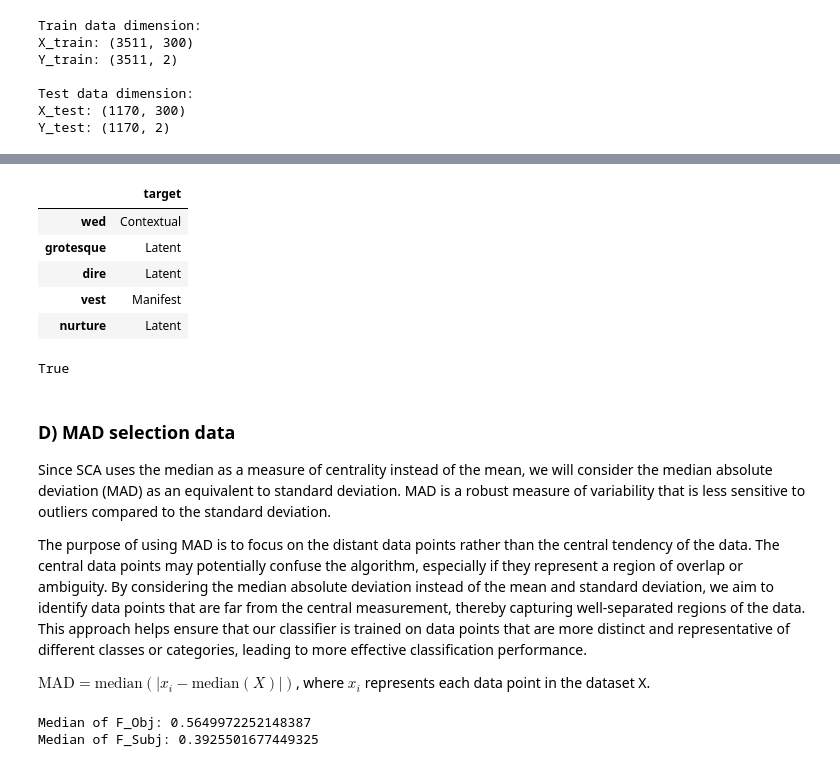
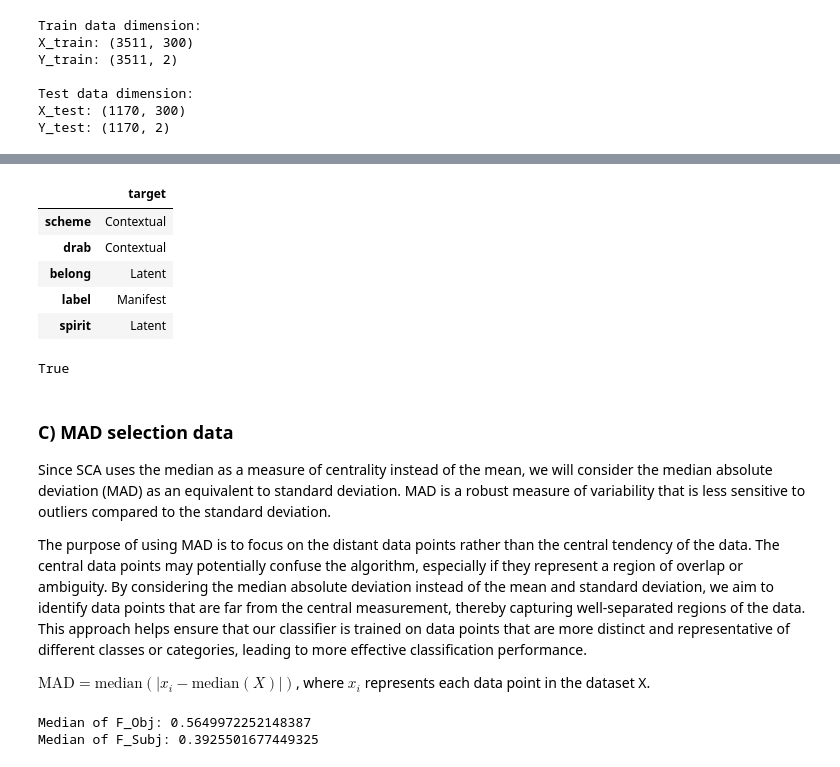
Before and after one commit to tbnsilveira/semantic_classifier, a Jupyter notebook: notebooks/Exp01_SCA_WE.ipynb, the cells around one changed output, grey strips where cells are left out. Cells and saved outputs as stored; diff of their text form; code cells hidden in the pictures.

```diff
--- a/notebooks/Exp01_SCA_WE.ipynb
+++ b/notebooks/Exp01_SCA_WE.ipynb
@@ -259,7 +255,10 @@ None
 | 4 | abdication | 0.167654 | 0.334086 |
 # %%
 ## Saving the prepared data:
-df.to_csv('../data/df_factors_prepared.csv')
+# df.to_csv('../data/df_factors_prepared.csv', index=False)
+
+## Loading data:
+df = pd.read_csv('../data/df_factors_prepared.csv')
 # %%
 # ### Selecionando apenas as palavras no df_factors que atendam aos critérios:
 # df_selected = df.loc[((df['F_Subjectivity'] > 0.75) | (df['F_Subjectivity'] < 0.3)) & ((df['F_Objectivity'] > 0.75) | (df['F_Objectivity'] < 0.3))]
@@ -469,21 +456,21 @@ def map_labels(row):
     elif row['F_Objectivity'] == 1 and row['F_Subjectivity'] == 1:
         return 'Perceptual'
 # %%
-# Maps Y_train_C, Y_test_C values into a target column:
-Y_train_C['target'] = Y_train_C.apply(map_labels, axis=1)
-Y_test_C['target'] = Y_test_C.apply(map_labels, axis=1)
+# Maps Y_train_B, Y_test_B values into a target column:
+Y_train_B['target'] = Y_train_B.apply(map_labels, axis=1)
+Y_test_B['target'] = Y_test_B.apply(map_labels, axis=1)
 # %%
 ## Dropping unnecessariy columns:
-Y_train_C.drop(['F_Objectivity','F_Subjectivity'], axis=1, inplace=True)
-Y_test_C.drop(['F_Objectivity','F_Subjectivity'], axis=1, inplace=True)
+Y_train_B.drop(['F_Objectivity','F_Subjectivity'], axis=1, inplace=True)
+Y_test_B.drop(['F_Objectivity','F_Subjectivity'], axis=1, inplace=True)
 # %%
-Y_train_C.sample(5)
+Y_train_B.sample(5)
 # %% [output]
 |  | target |
-| wed | Contextual |
-| grotesque | Latent |
-| dire | Latent |
-| vest | Manifest |
-| nurture | Latent |
+| scheme | Contextual |
+| drab | Contextual |
+| belong | Latent |
+| label | Manifest |
+| spirit | Latent |
 # %%
 ## All training data, except for train_D are equals:
@@ -491,7 +478,7 @@ X_train_B.equals(X_train_C) & X_train_A.equals(X_train_B)
 # %% [output]
 True
 # %% [markdown]
-### D) MAD selection data
+### C) MAD selection data
 Since SCA uses the median as a measure of centrality instead of the mean, we will consider the median absolute deviation (MAD) as an equivalent to standard deviation. MAD is a robust measure of variability that is less sensitive to outliers compared to the standard deviation.
 
 The purpose of using MAD is to focus on the distant data points rather than the central tendency of the data. The central data points may potentially confuse the algorithm, especially if they represent a region of overlap or ambiguity. By considering the median absolute deviation instead of the mean and standard deviation, we aim to identify data points that are far from the central measurement, thereby capturing well-separated regions of the data. This approach helps ensure that our classifier is trained on data points that are more distinct and representative of different classes or categories, leading to more effective classification performance.
```
Also changed, not shown: parts of 52 cells of this notebook, 13 other files.
